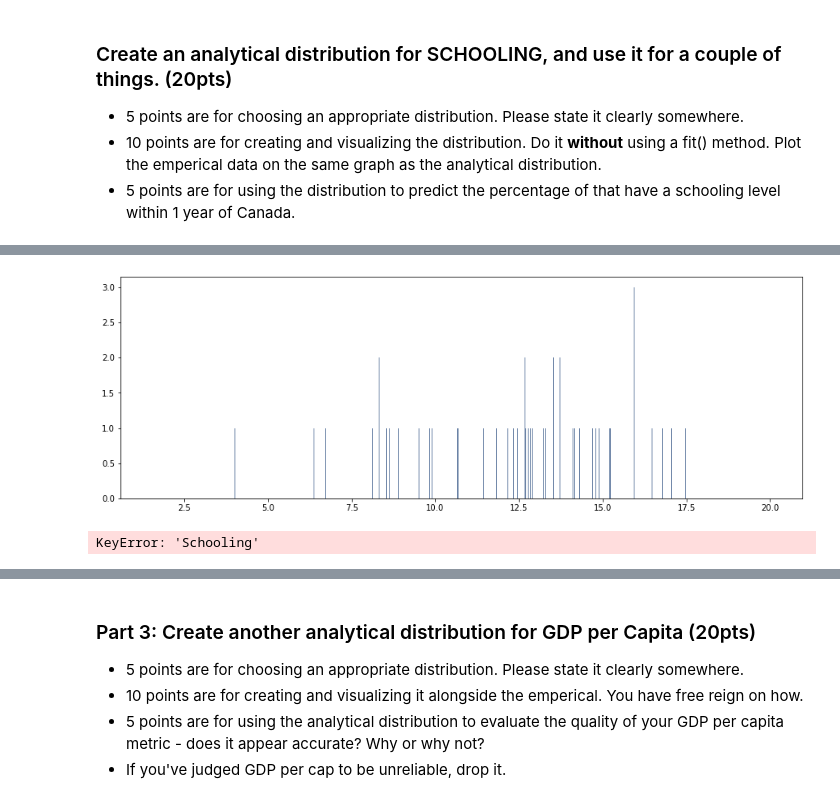
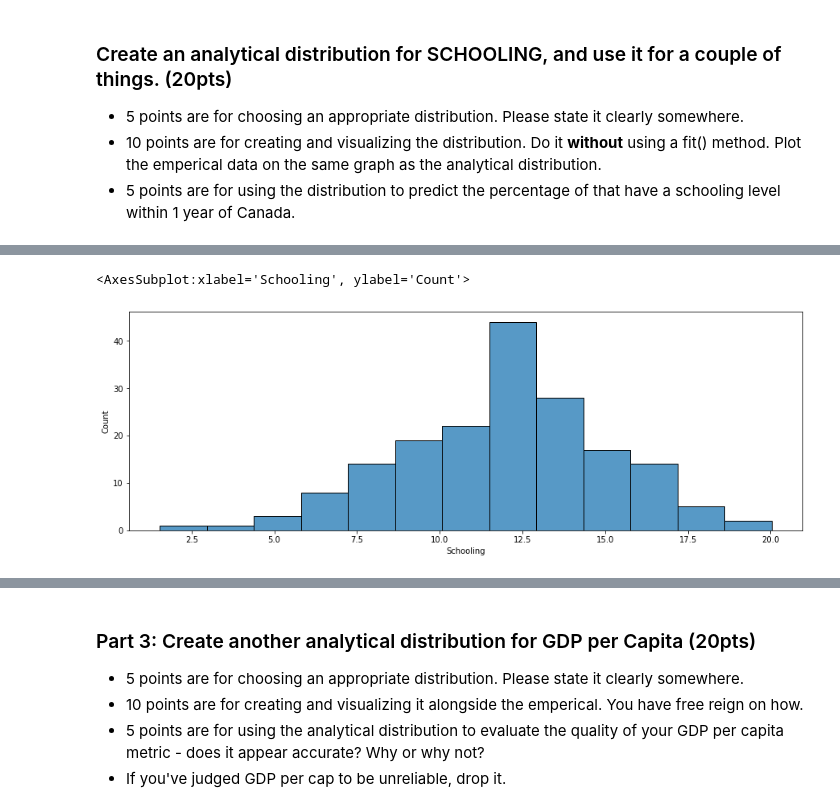
Before and after one commit to SidhST12/BSIP_Assignment_2_Students, a Jupyter notebook: stats_asn_2_start.ipynb, the cells around one changed output, grey strips where cells are left out. Cells and saved outputs as stored; diff of their text form; code cells hidden in the pictures.

```diff
--- a/stats_asn_2_start.ipynb
+++ b/stats_asn_2_start.ipynb
@@ -145,16 +135,11 @@ dfLE.head()
 | 4 | AntiguaandBarbuda | 0.0 | 75.05625 | 127.5000 | 0.0000 | 7.949333 | 98.266667 | 0.0000 | ... |
 # %%
 #Analytical for Schooling
-df_s=dfLE["Schooling"]
-df_s=df_s[~np.isnan(df_s)]
+dfs=dfLE["Schooling"]
+dfs=dfs[~np.isnan(dfs)]
 
 #out_78=df[df["Earnings_1978"]<20000]
 #outl_78=out_78[out_78["Earnings_1978"]>5000]
-# %%
-sobj=thinkstats2.Hist(df_s)
-thinkplot.hist(sobj)
-# %% [output]
-[figure, removed]
 # %%
 def bigGraph(df_in, columnName,rnd=0):
     data = pd.Series(df_in[columnName])
@@ -179,7 +164,8 @@ def bigGraph(df_in, columnName,rnd=0):
 
     thinkplot.Config()
     return
-# %%
-bigGraph(df_s,"Schooling",-4)
-# %% [output]
-KeyError: 'Schooling'
+# %%
+sns.histplot(dfs)
+# %% [output]
+<AxesSubplot:xlabel='Schooling', ylabel='Count'>
+[figure, added]
```
Also changed, not shown: parts of 6 cells of this notebook.
